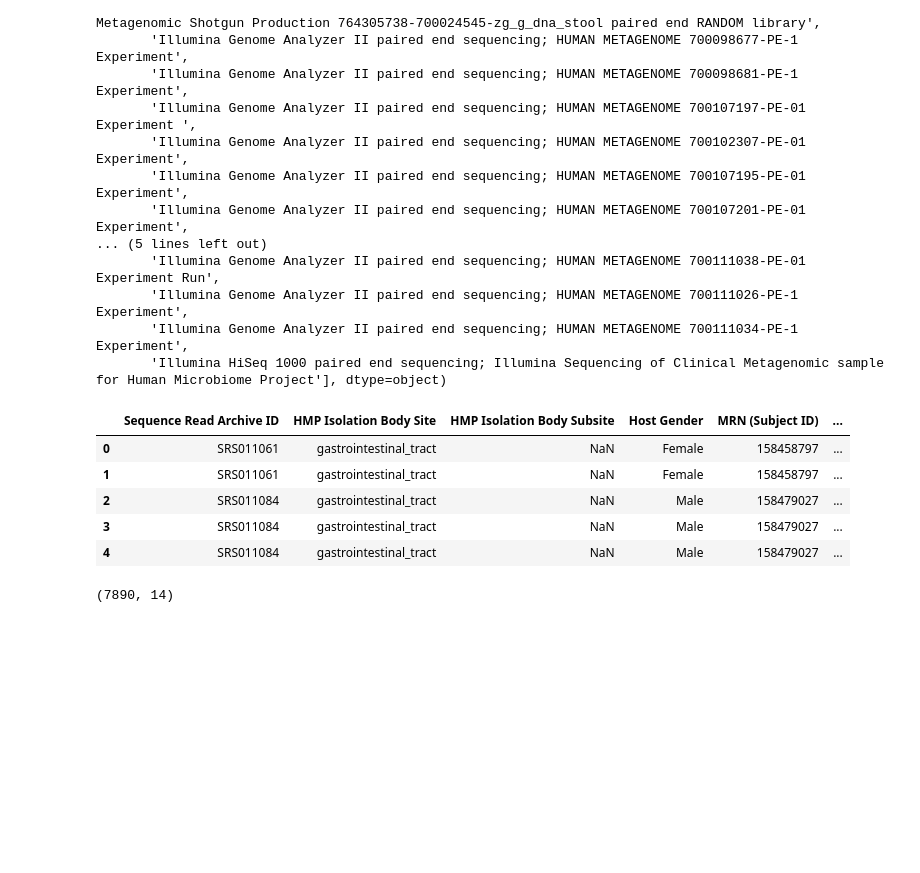
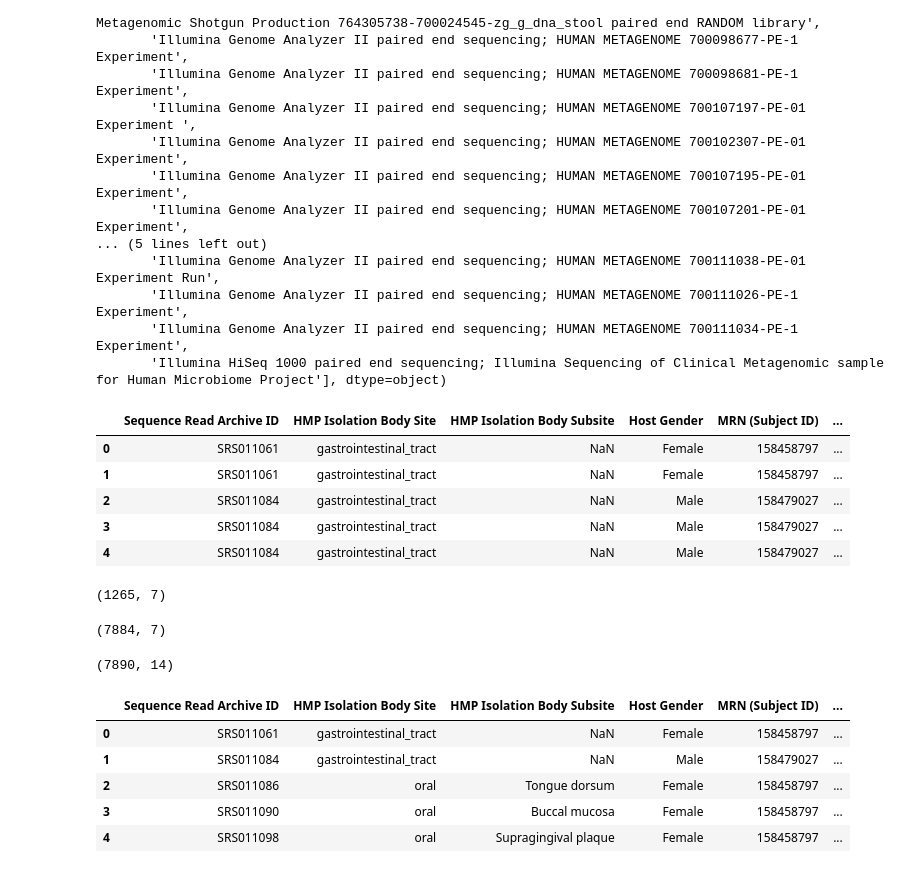
Before and after one commit to surh/micropopgen, a Jupyter notebook: hmp_metadata/create_database.ipynb, the cells around one changed output. Saved outputs shown, nothing was run; the diff lists cells and outputs as text; code cells hidden in the pictures; blank space fills up the shorter version.

```diff
--- a/hmp_metadata/create_database.ipynb
+++ b/hmp_metadata/create_database.ipynb
@@ -208,6 +189,14 @@ merged.head()
 | 2 | SRS011084 | gastrointestinal_tract | NaN | Male | 158479027 | ... |
 | 3 | SRS011084 | gastrointestinal_tract | NaN | Male | 158479027 | ... |
 | 4 | SRS011084 | gastrointestinal_tract | NaN | Male | 158479027 | ... |
+# %%
+samples_small.shape
+# %% [output]
+(1265, 7)
+# %%
+runs_small.shape
+# %% [output]
+(7884, 7)
 # %%
 merged.shape
 # %% [output]
@@ -237 +204,10 @@ create_table = '''CREATE TABLE sample
+# %%
+samples_small.head()
+# %% [output]
+|  | Sequence Read Archive ID | HMP Isolation Body Site | HMP Isolation Body Subsite | Host Gender | MRN (Subject ID) | ... |
+| 0 | SRS011061 | gastrointestinal_tract | NaN | Female | 158458797 | ... |
+| 1 | SRS011084 | gastrointestinal_tract | NaN | Male | 158479027 | ... |
+| 2 | SRS011086 | oral | Tongue dorsum | Female | 158458797 | ... |
+| 3 | SRS011090 | oral | Buccal mucosa | Female | 158458797 | ... |
+| 4 | SRS011098 | oral | Supragingival plaque | Female | 158458797 | ... |
 # %%
```
Also changed, not shown: parts of 19 cells of this notebook, 1 other file.
